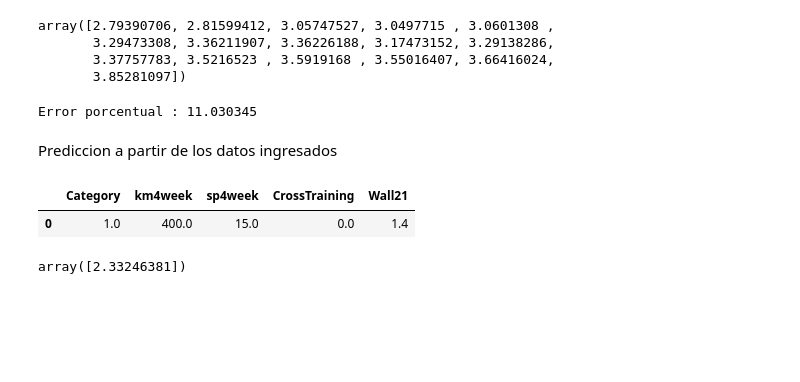
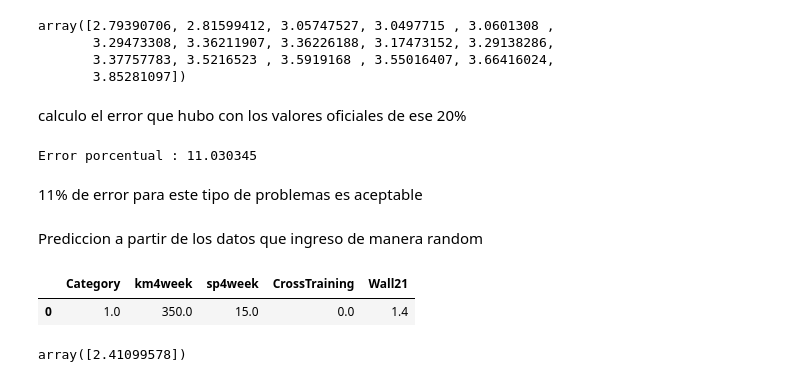
Before and after one commit to AntonioTepsich/Google-Colab, a Jupyter notebook: Maraton_prediccion.ipynb, the cells around one changed output. Saved outputs shown, nothing was run; the diff lists cells and outputs as text; code cells hidden in the pictures; blank space fills up the shorter version.

```diff
--- a/Maraton_prediccion.ipynb
+++ b/Maraton_prediccion.ipynb
@@ -299,6 +319,8 @@ array([2.79390706, 2.81599412, 3.05747527, 3.0497715 , 3.0601308 ,
        3.29473308, 3.36211907, 3.36226188, 3.17473152, 3.29138286,
        3.37757783, 3.5216523 , 3.5919168 , 3.55016407, 3.66416024,
        3.85281097])
+# %% [markdown]
+calculo el error que hubo con los valores oficiales de ese 20%
 # %%
 import numpy as np
 from sklearn.metrics import mean_squared_error
@@ -306,15 +328,17 @@ error=np.sqrt(mean_squared_error(etiquetas_test,predicciones))
 print("Error porcentual : %f" %(error*100))
 # %% [output]
 Error porcentual : 11.030345
+# %% [markdown]
+11% de error para este tipo de problemas es aceptable
 # %% [markdown]
-Prediccion a partir de los datos ingresados
+Prediccion a partir de los datos que ingreso de manera random
 # %%
-nuevo_corredor=pd.DataFrame(np.array([[1,400,15,0,1.4]]),columns=["Category","km4week","sp4week","CrossTraining","Wall21"])
+nuevo_corredor=pd.DataFrame(np.array([[1,350,15,0,1.4]]),columns=["Category","km4week","sp4week","CrossTraining","Wall21"])
 nuevo_corredor
 # %% [output]
 |  | Category | km4week | sp4week | CrossTraining | Wall21 |
-| 0 | 1.0 | 400.0 | 15.0 | 0.0 | 1.4 |
+| 0 | 1.0 | 350.0 | 15.0 | 0.0 | 1.4 |
 # %%
 modelo.predict(nuevo_corredor)
 # %% [output]
-array([2.33246381])
+array([2.41099578])
```
Also changed, not shown: parts of 13 cells of this notebook.
